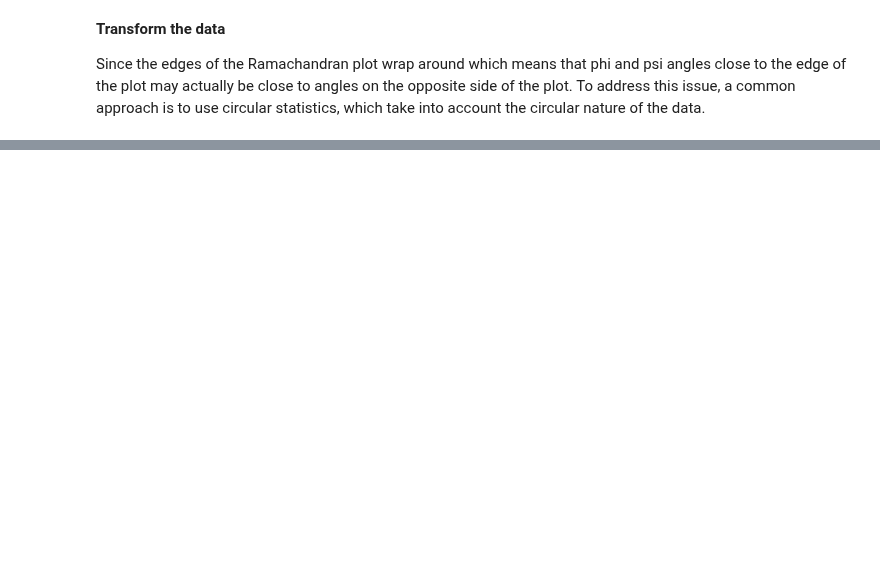
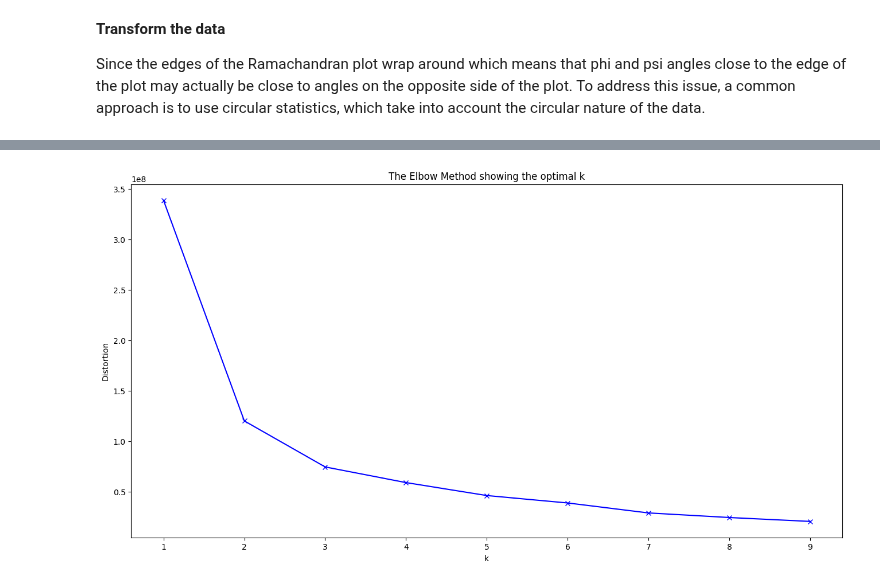
Before and after one commit to chenbin234/DAT405-DIT407-Introduction-to-data-science-and-AI, a Jupyter notebook: Assignment_3/intro_to_AI_ass3_by_Bingcheng.ipynb, the cells around one changed output, grey strips where cells are left out. Cells and saved outputs as stored; diff of their text form; code cells hidden in the pictures; blank space fills up the shorter version.

```diff
--- a/Assignment_3/intro_to_AI_ass3_by_Bingcheng.ipynb
+++ b/Assignment_3/intro_to_AI_ass3_by_Bingcheng.ipynb
@@ -62,0 +90,17 @@ psi_circ = np.deg2rad(df['psi'])
+# %%
+diameter = []
+K = range(1,10)
+for k in K:
+    # kmeanModel = KMeans(n_clusters=k)
+    kmeanModel = KMeans(n_clusters=k, init='k-means++', max_iter=300, n_init=10, random_state=0)
+    kmeanModel.fit(df[['phi','psi']])
+    diameter.append(kmeanModel.inertia_)
+
+plt.figure(figsize=(16,8))
+plt.plot(K, diameter, 'bx-')
+plt.xlabel('k')
+plt.ylabel('Distortion')
+plt.title('The Elbow Method showing the optimal k')
+plt.show()
+# %% [output]
+[figure, added]
```
Also changed, not shown: parts of 9 cells of this notebook.
